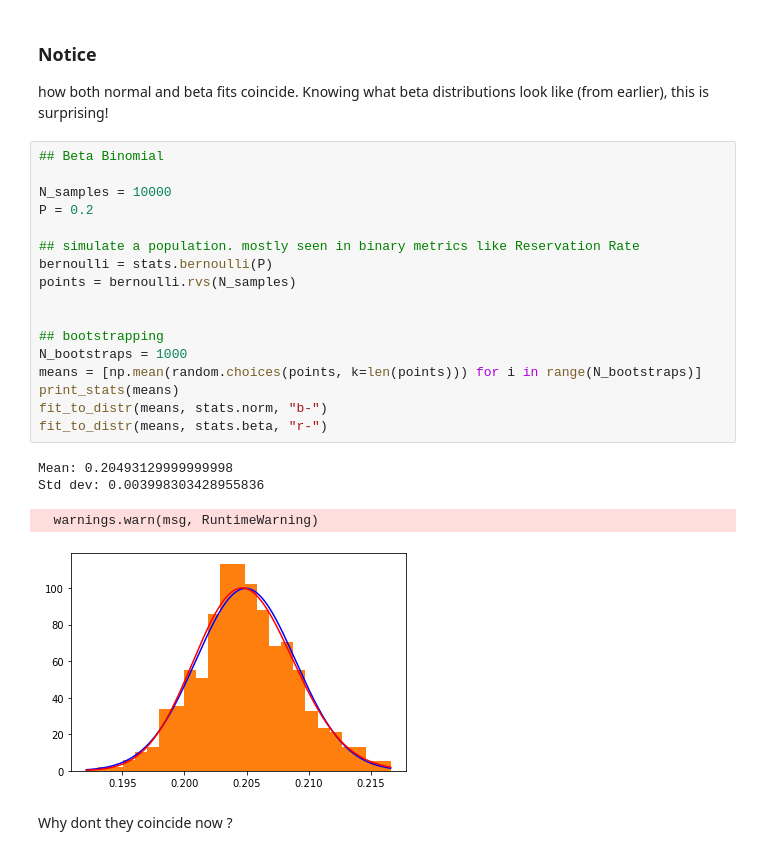
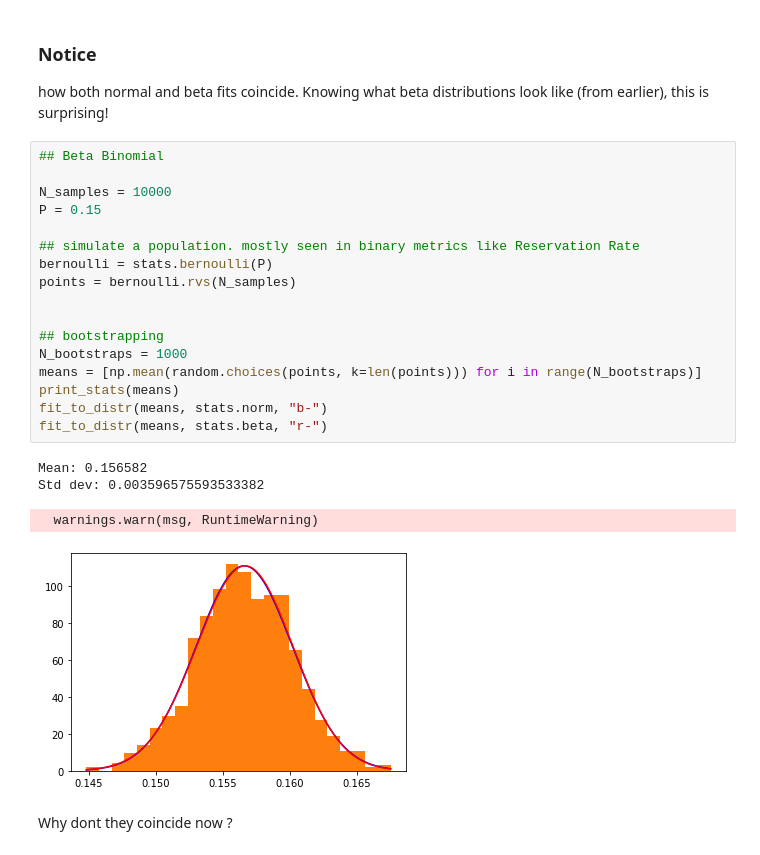
Before and after one commit to skit-ai/onboarding, a Jupyter notebook: ml/statistical-methods/statistical-methods-1.ipynb, the cells around one changed output. Drawn from its saved outputs; the diff is of its cells as text.

```diff
--- a/ml/statistical-methods/statistical-methods-1.ipynb
+++ b/ml/statistical-methods/statistical-methods-1.ipynb
@@ -369,24 +416,24 @@ how both normal and beta fits coincide. Knowing what beta distributions look lik
 # %%
 ## Beta Binomial
 
 N_samples = 10000
-P = 0.2
+P = 0.15
 
 ## simulate a population. mostly seen in binary metrics like Reservation Rate
 bernoulli = stats.bernoulli(P)
 points = bernoulli.rvs(N_samples)
 
 
 ## bootstrapping
 N_bootstraps = 1000
 means = [np.mean(random.choices(points, k=len(points))) for i in range(N_bootstraps)]
 print_stats(means)
 fit_to_distr(means, stats.norm, "b-")
 fit_to_distr(means, stats.beta, "r-")
 # %% [output]
-Mean: 0.20493129999999998
-Std dev: 0.003998303428955836
+Mean: 0.156582
+Std dev: 0.003596575593533382
   warnings.warn(msg, RuntimeWarning)
-[figure, old version]
+[figure, new version]
 # %% [markdown]
 Why dont they coincide now ?
```
Also changed, not shown: parts of 36 cells of this notebook.
